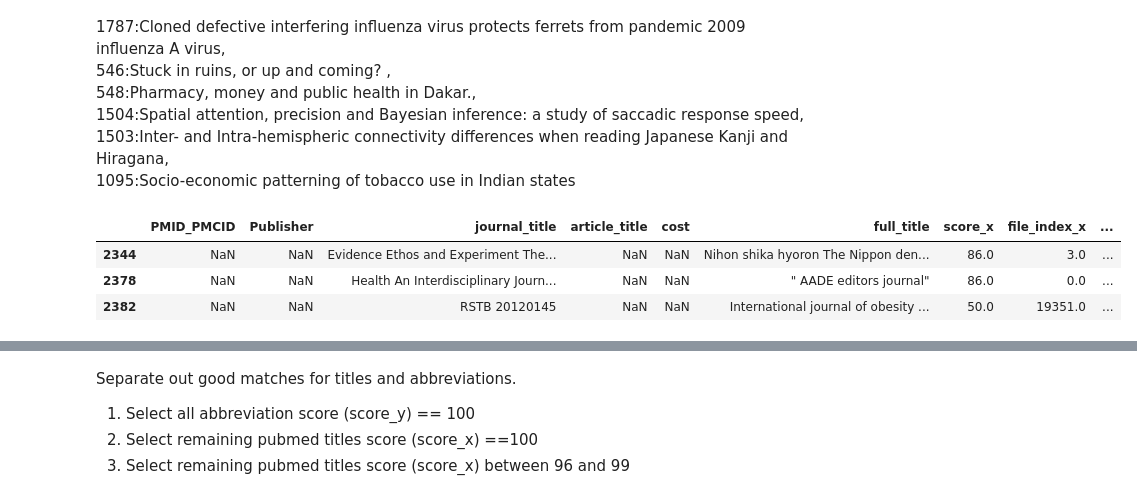
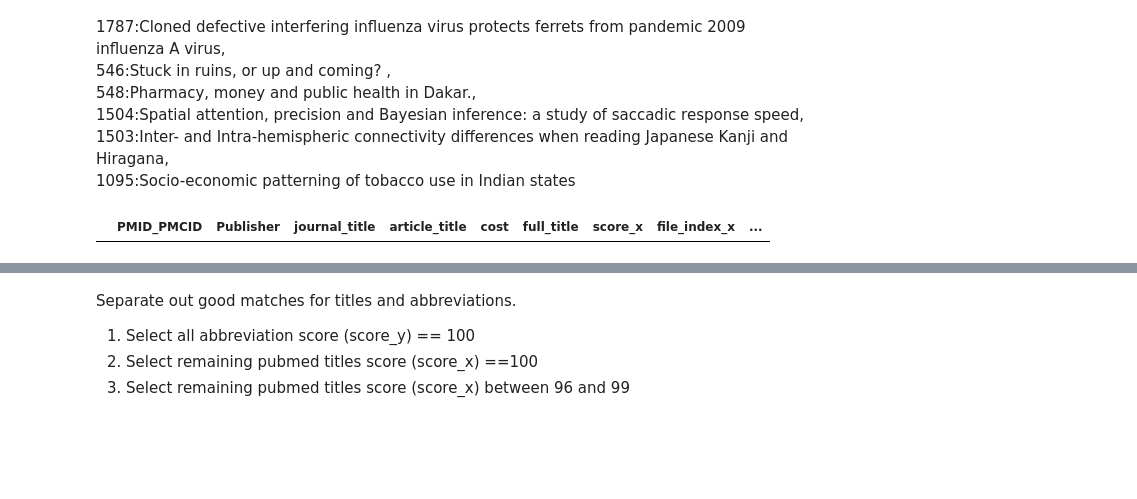
Before and after one commit to renategorham/ds-unit-01-data-cleaning, a Jupyter notebook: cleaning-pubmed-data.ipynb, the cells around one changed output, grey strips where cells are left out. Cells and saved outputs as stored; diff of their text form; code cells hidden in the pictures; blank space fills up the shorter version.

```diff
--- a/cleaning-pubmed-data.ipynb
+++ b/cleaning-pubmed-data.ipynb
@@ -45,6 +82,8 @@ welcome.rename(index=str, columns={'PMID/PMCID':'PMID_PMCID',\
 Remove the sterling pound symbol.
 # %%
 welcome.cost = welcome.cost.apply(lambda x: x.strip('£'))
+welcome.cost = welcome.cost.apply(lambda x: x.strip('$'))
+welcome.cost = welcome.cost.astype(float)
 # %% [markdown]
 Looking at unique values (above) there are instances of tailing white space.
 Strip the occasional white space from all columns.
@@ -56,5 +95,3 @@ welcome.PMID_PMCID = welcome.PMID_PMCID.apply(lambda x: x.strip())
 welcome.Publisher = welcome.Publisher.apply(lambda x: x.strip())
 welcome.journal_title = welcome.journal_title.apply(lambda x: x.strip())
 welcome.article_title = welcome.article_title.apply(lambda x: x.strip())
-welcome.cost = welcome.cost.apply(lambda x: x.strip())
-welcome.iloc[422]
@@ -252,6 +282,9 @@ welcome_new.good_title = np.where(welcome_new['score_x'].between(93,93) &\
                                   welcome_new['score_y'].between(93,93),\
                                   welcome_new['medline_abbr_x'],\
                                   welcome_new['good_title'])
+welcome_new.good_title = np.where(welcome_new['journal_title']=='Proceedings of the National Academy of Sciences',
+                                  'Proc Natl Acad Sci U S A',\
+                                  welcome_new['good_title'])
 # %% [markdown]
 Google lookup 39 with no PMCID or PMID
 1372:Viral suppression following switch to second-line antiretroviral therapy: associations with NRTI resistance and 'sub-therapeutic' drug concentrations prior to switch,
@@ -370,35 +403,36 @@ welcome_new.at[1204, 'good_title'] = 'Tissue Eng Part A'
 welcome_new.at[1213, 'good_title'] = 'Proc Natl Acad Sci U S A'
 welcome_new.at[1473, 'good_title'] = 'Clin Infect Dis'
 welcome_new.at[1477, 'good_title'] = 'J Gerontol A Biol Sci Med Sci.'
 welcome_new.at[1526, 'good_title'] = 'Protein Eng Des Sel'
 welcome_new.at[1527:1528, 'good_title'] = 'QJM'
 welcome_new.at[1751, 'good_title'] = 'Proc Natl Acad Sci U S A'
 welcome_new.at[1776, 'good_title'] = 'Proc Natl Acad Sci U S A'
 welcome_new.at[1788, 'good_title'] = 'PLoS One'
 welcome_new.at[1892, 'good_title'] = 'J R Soc Interface'
 welcome_new.at[1895, 'good_title'] = 'Philos Trans R Soc Lond B Biol Sci'
 welcome_new.at[1900:1907, 'good_title'] = 'Philos Trans R Soc Lond B Biol Sci'
 welcome_new.at[1917, 'good_title'] = 'Health'
 welcome_new.at[1969, 'good_title'] = 'Anal Bioanal Chem'
 welcome_new.at[2042, 'good_title'] = 'Azania'
 welcome_new.at[2054, 'good_title'] = 'Azania'
 welcome_new.at[2073:2076, 'good_title'] = 'J Med Chem'
 welcome_new.at[2085:2086, 'good_title'] = 'Philos Trans R Soc Lond B Biol Sci'
 welcome_new.at[2128:2129, 'good_title'] = 'Birth Defects Res A Clin Mol Teratol.'
 welcome_new.at[2162:2163, 'good_title'] = 'FEBS J'
 welcome_new.at[2174, 'good_title'] = 'Genesis'
 welcome_new.at[2194, 'good_title'] = 'Hum Mutat'
 welcome_new.at[2215, 'good_title'] = 'J R Stat Soc Ser C Appl Stat'
 welcome_new.at[2267, 'good_title'] = 'Child Care Health Dev'
 welcome_new.at[2277, 'good_title'] = 'Child Care Health Dev'
 welcome_new.at[2278:2282, 'good_title'] = 'Dev World Bioeth'
 welcome_new.at[2284, 'good_title'] = 'Influenza Other Respir Viruses'
 welcome_new.at[2334, 'good_title'] = 'J Acquir Immune Defic Syndr'
+welcome_new.at[806, 'good_title'] = 'J Cyst Fibros'
+welcome_new.at[2365, 'good_title'] = 'Acta Crystallogr D Biol Crystallogr'
+welcome_new.at[2393, 'good_title'] = 'Influenza Other Respir Viruses'
+welcome_new.at[1752, 'good_title'] = 'Proc Natl Acad Sci U S A'
+pd.set_option('display.max_colwidth', -1)
 
-pd.set_option('display.max_colwidth', -1)
-welcome_new.describe
+welcome_new[welcome_new.good_title=='nan']
 # %% [output]
 |  | PMID_PMCID | Publisher | journal_title | article_title | cost | full_title | score_x | file_index_x | ... |
-| 2344 | NaN | NaN | Evidence Ethos and Experiment The... | NaN | NaN | Nihon shika hyoron The Nippon den... | 86.0 | 3.0 | ... |
-| 2378 | NaN | NaN | Health An Interdisciplinary Journ... | NaN | NaN | " AADE editors journal" | 86.0 | 0.0 | ... |
-| 2382 | NaN | NaN | RSTB 20120145 | NaN | NaN | International journal of obesity ... | 50.0 | 19351.0 | ... |
```
Also changed, not shown: parts of 5 cells of this notebook.
